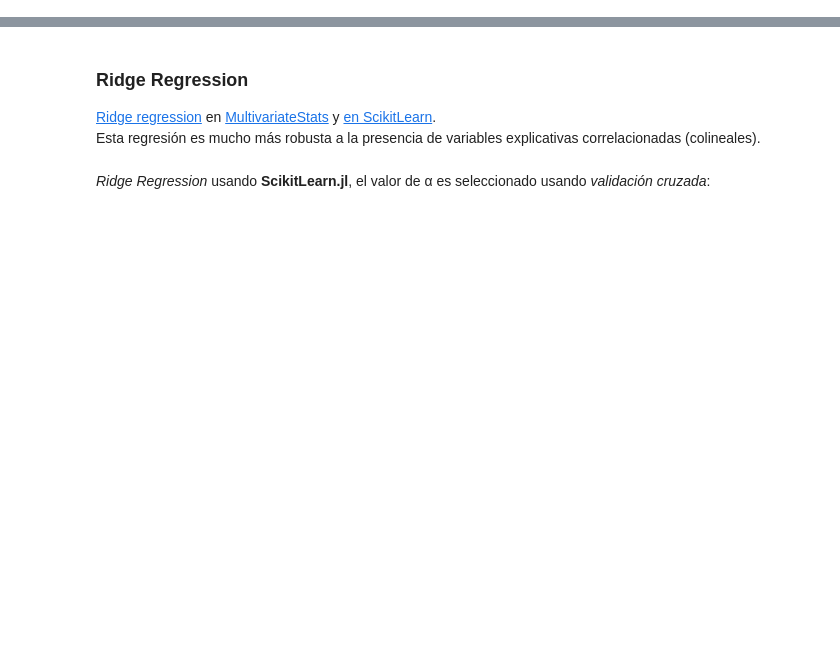
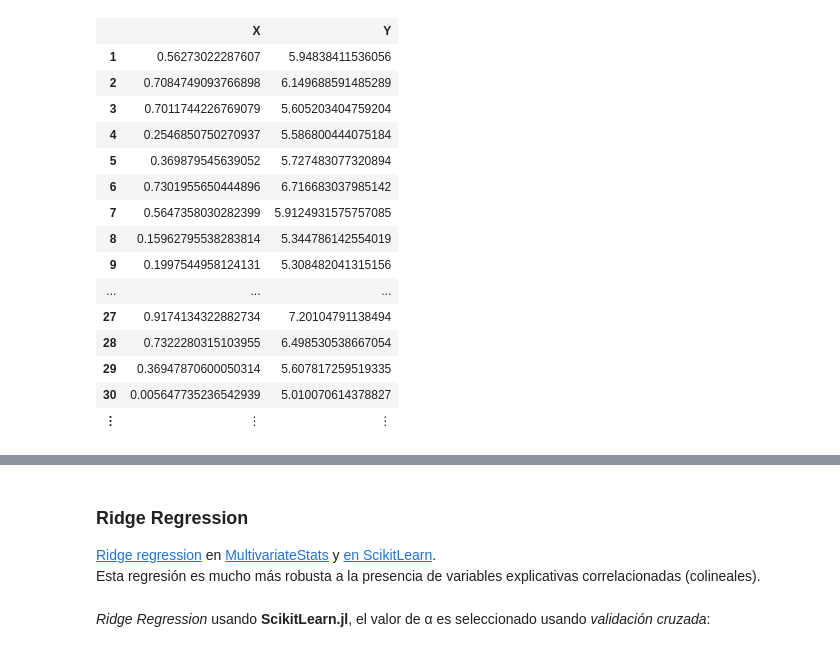
Before and after one commit to diegozea/AnalisisDeDatosCualitativos.jl, a Jupyter notebook: material/II.2.RegresionLinealMultiple.ipynb, the cells around one changed output, grey strips where cells are left out. Saved outputs shown, nothing was run; the diff lists cells and outputs as text; code cells hidden in the pictures; blank space fills up the shorter version.

```diff
--- a/material/II.2.RegresionLinealMultiple.ipynb
+++ b/material/II.2.RegresionLinealMultiple.ipynb
@@ -104,0 +199,29 @@ scatter(y_sin_ruido, predicción_sin_ruido, alpha=0.5, legend=false,
+# %%
+N = 100
+X = rand(N)
+β = rand()
+α = 5
+
+E = rand(Normal(1,0.5),N) .* X # heterocedasticidad
+
+Y = α + X * β + E
+
+datos = DataFrame(hcat(X, Y))
+names!(datos, [:X, :Y])
+# %% [output]
+|  | X | Y |
+| 1 | 0.56273022287607 | 5.94838411536056 |
+| 2 | 0.7084749093766898 | 6.149688591485289 |
+| 3 | 0.7011744226769079 | 5.605203404759204 |
+| 4 | 0.2546850750270937 | 5.586800444075184 |
+| 5 | 0.369879545639052 | 5.727483077320894 |
+| 6 | 0.7301955650444896 | 6.716683037985142 |
+| 7 | 0.5647358030282399 | 5.9124931575757085 |
+| 8 | 0.15962795538283814 | 5.344786142554019 |
+| 9 | 0.1997544958124131 | 5.308482041315156 |
+| ... | ... | ... |
+| 27 | 0.9174134322882734 | 7.20104791138494 |
+| 28 | 0.7322280315103955 | 6.498530538667054 |
+| 29 | 0.36947870600050314 | 5.607817259519335 |
+| 30 | 0.005647735236542939 | 5.010070614378827 |
+| ⋮ | ⋮ | ⋮ |
```
Also changed, not shown: parts of 61 cells of this notebook.
